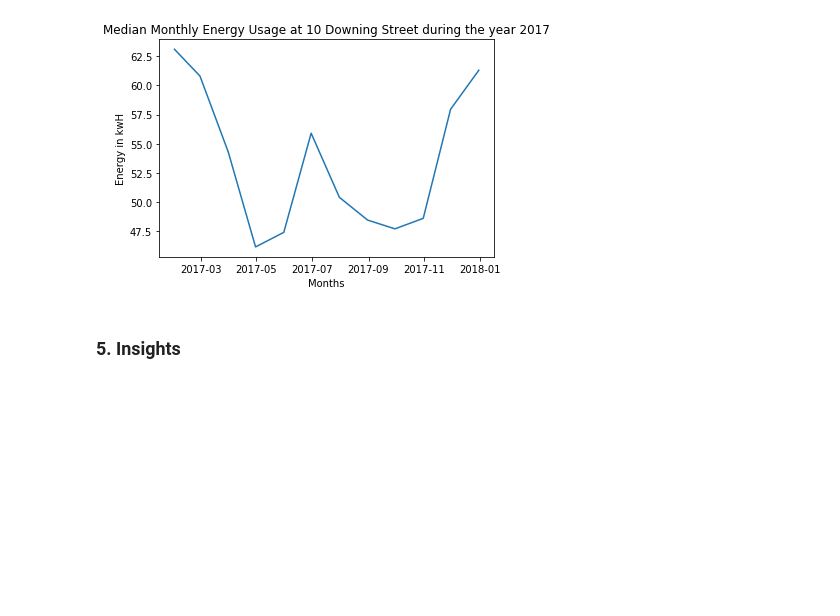
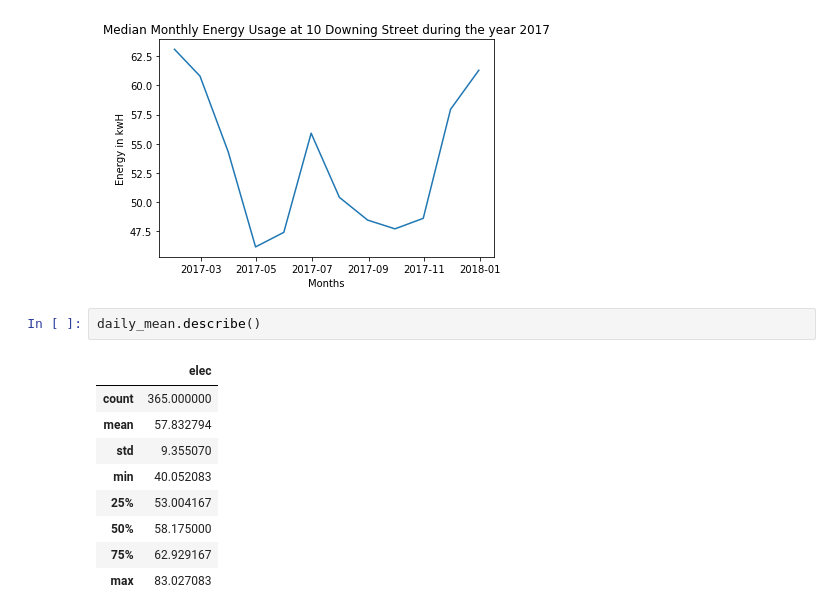
Before and after one commit to viveksahukar/ids705, a Jupyter notebook: assignments/IDS705-Assignment0_Vivek_Sahukar_q-13-eda.ipynb, the cells around one changed output. Cells and saved outputs as stored; diff of their text form; blank space fills up the shorter version.

```diff
--- a/assignments/IDS705-Assignment0_Vivek_Sahukar_q-13-eda.ipynb
+++ b/assignments/IDS705-Assignment0_Vivek_Sahukar_q-13-eda.ipynb
@@ -160,5 +160,15 @@ plt.title('Median Monthly Energy Usage at 10 Downing Street during the year 2017
 # %% [output]
 Text(0.5, 1.0, 'Median Monthly Energy Usage at 10 Downing Street during the year 2017')
 [figure]
-# %% [markdown]
-### 5. Insights
+# %%
+daily_mean.describe()
+# %% [output]
+|  | elec |
+| count | 365.000000 |
+| mean | 57.832794 |
+| std | 9.355070 |
+| min | 40.052083 |
+| 25% | 53.004167 |
+| 50% | 58.175000 |
+| 75% | 62.929167 |
+| max | 83.027083 |
```
Also changed, not shown: parts of 8 cells of this notebook.
